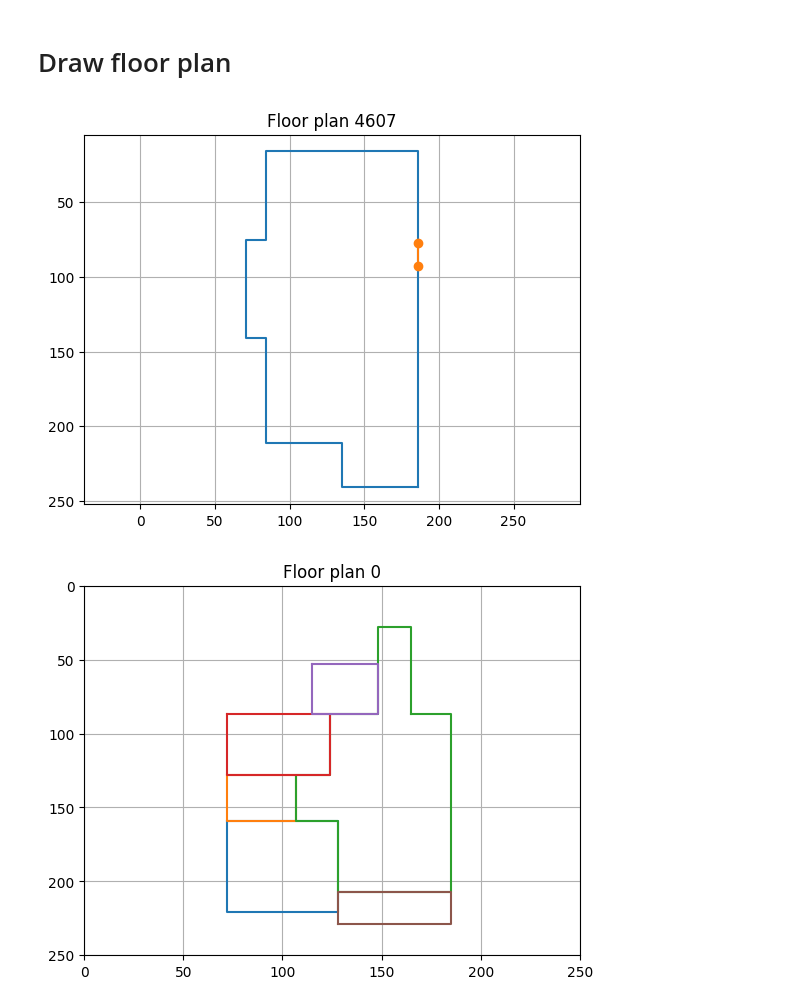
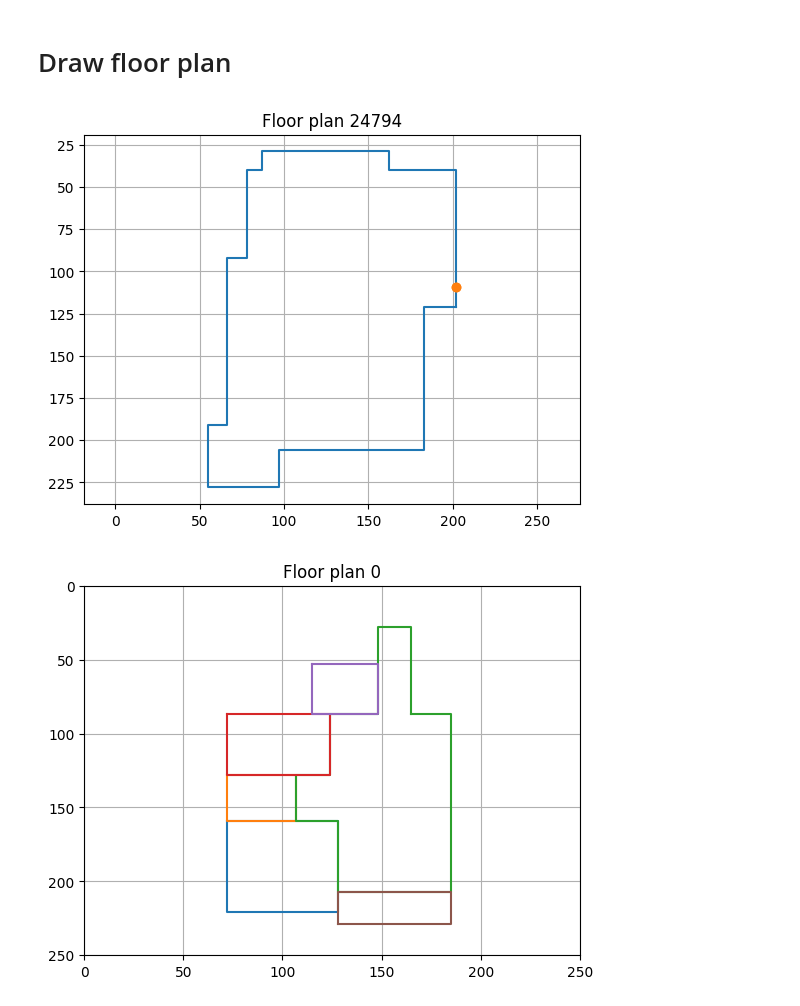
Before and after one commit to PNieck/WhatAComfortableWorld, a Jupyter notebook: data_exploration.ipynb, the cells around one changed output. Saved outputs shown, nothing was run; the diff lists cells and outputs as text; code cells hidden in the pictures.

```diff
--- a/data_exploration.ipynb
+++ b/data_exploration.ipynb
@@ -73,9 +73,9 @@ def draw_boundary(floorPlan):
 
     plt.show()
 # %%
-draw_boundary(data[name_to_index['4607']])
+draw_boundary(data[name_to_index['24794']])
 # %% [output]
-[figure, old version]
+[figure, new version]
 # %%
 room_label = [
     (0, 'LivingRoom', 1, "PublicArea"),
```
Also changed, not shown: parts of 1 cell of this notebook.
